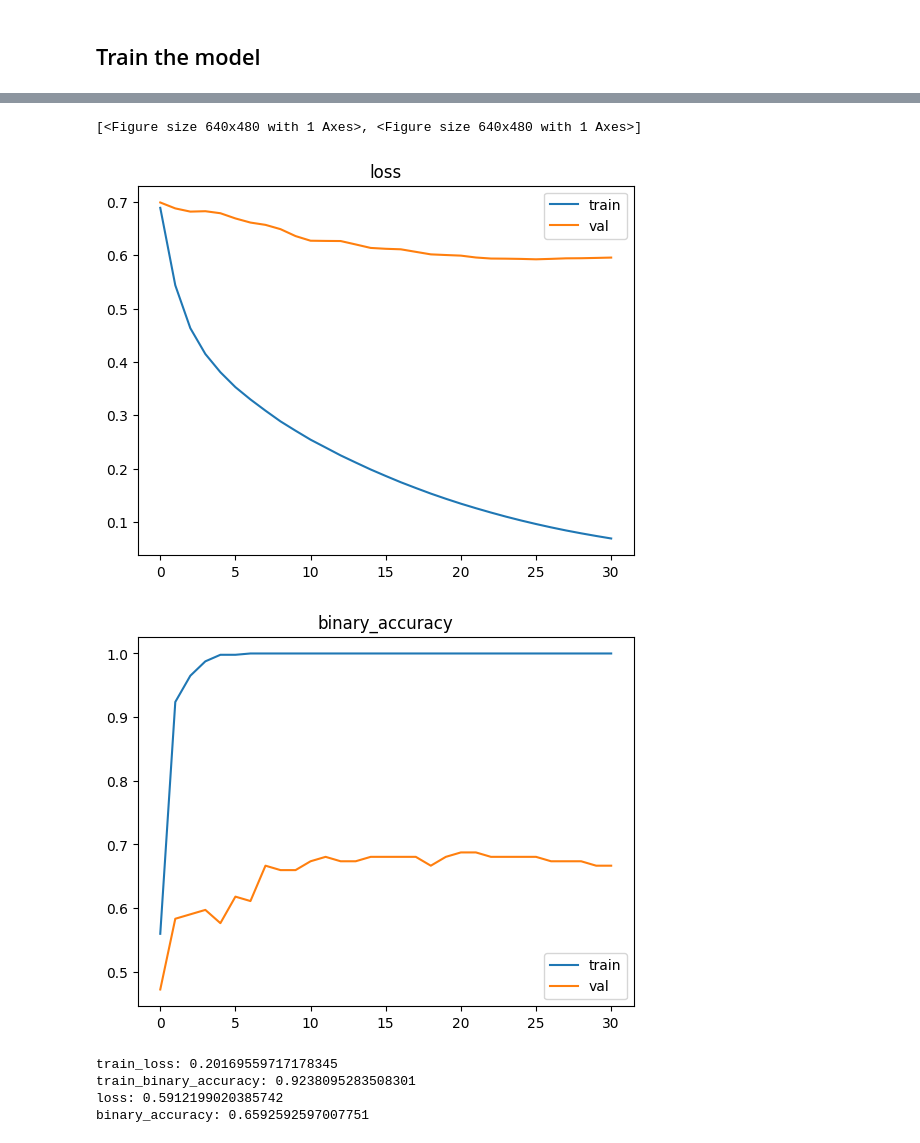
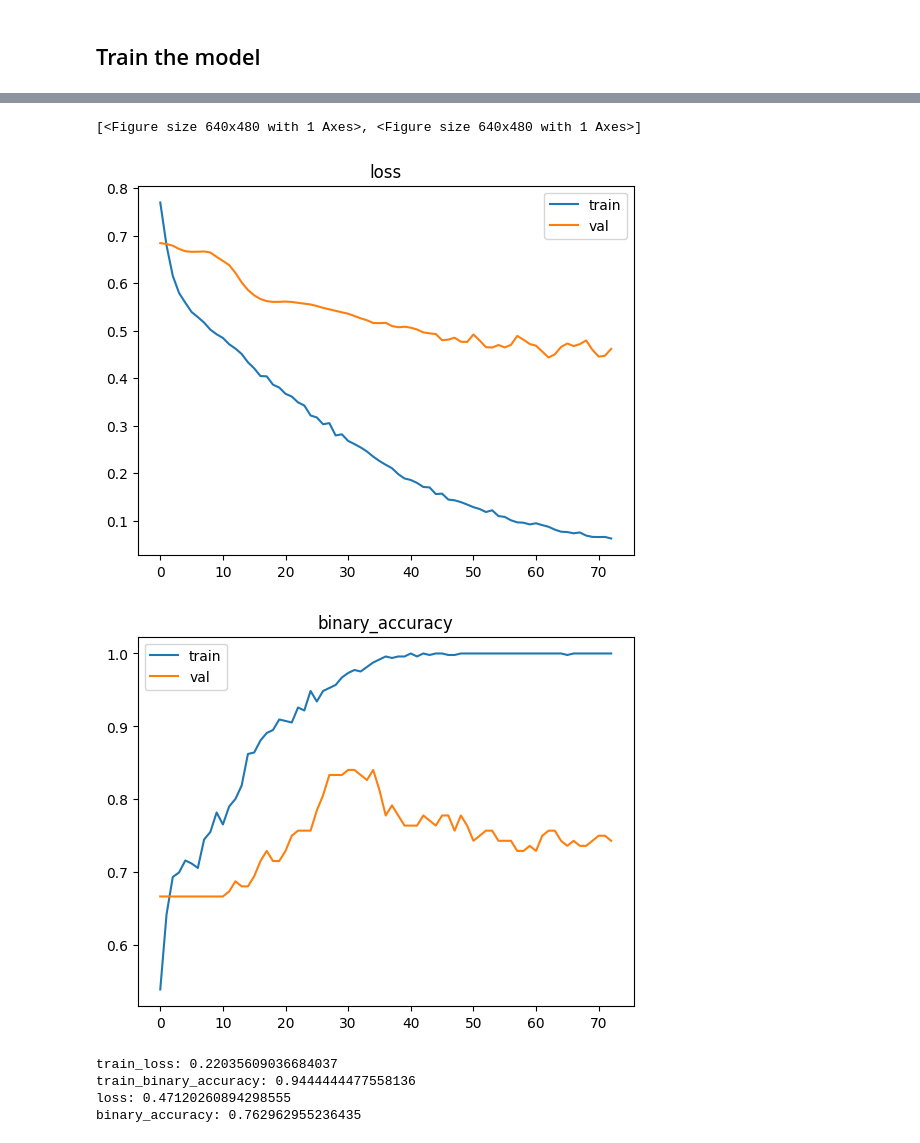
Before and after one commit to 1101AlexZab1011/deepmeg, a Jupyter notebook: examples/voxels_classifier.ipynb, the cells around one changed output, grey strips where cells are left out. Drawn from its saved outputs; the diff is of its cells as text; code cells hidden in the pictures.

```diff
--- a/examples/voxels_classifier.ipynb
+++ b/examples/voxels_classifier.ipynb
@@ -411,11 +410,11 @@ model = VGG3D(
     n_conv_blocks=2,
     max_pool_size=(2, 2, 2),
     n_fc_layers=2,
-    n_classes=3
+    n_classes=3,
+    convblocks_kwargs=dict(drop=.4)
 )
 
 optimizer = torch.optim.Adam
-
 loss = torch.nn.BCEWithLogitsLoss()
 metric = torchmetrics.functional.classification.binary_accuracy
 
@@ -425,7 +424,14 @@ model.compile(
     metric,
     callbacks=[
         PrintingCallback(),
-        EarlyStopping(monitor='loss_val', restore_best_weights=False)
+        L2Reg(
+            [
+                f'conv_blocks.{i}.conv.weight'
+                for i in range(len(model.conv_blocks))
+            ],
+            0.01
+        ),
+        EarlyStopping(monitor='loss_val', restore_best_weights=True, patience=10)
     ]
 )
 # %% [markdown]
@@ -433,4 +441,4 @@ model.compile(
 # %%
-history = model.fit(train, n_epochs=150, batch_size=200, val_batch_size=60, update_every_n_batches=10)
+history = model.fit(train, n_epochs=150, batch_size=200, val_batch_size=60)
 plot_metrics(history)
 # %% [output]
@@ -454,6 +462,6 @@ The training loop was completed at epoch 32 due to an interruption
 [<Figure size 640x480 with 1 Axes>, <Figure size 640x480 with 1 Axes>]
-[figure, old version]
+[figure, new version]
-[figure, old version]
+[figure, new version]
 # %%
 train_result = model.evaluate(train)
 result = model.evaluate(test)
@@ -464,7 +472,7 @@ for measure, value in train_result.items():
 for measure, value in result.items():
     print(f'{measure}: {value}')
 # %% [output]
-train_loss: 0.20169559717178345
-train_binary_accuracy: 0.9238095283508301
-loss: 0.5912199020385742
-binary_accuracy: 0.6592592597007751
+train_loss: 0.22035609036684037
+train_binary_accuracy: 0.9444444477558136
+loss: 0.47120260894298555
+binary_accuracy: 0.762962955236435
```
Also changed, not shown: parts of 5 cells of this notebook.
